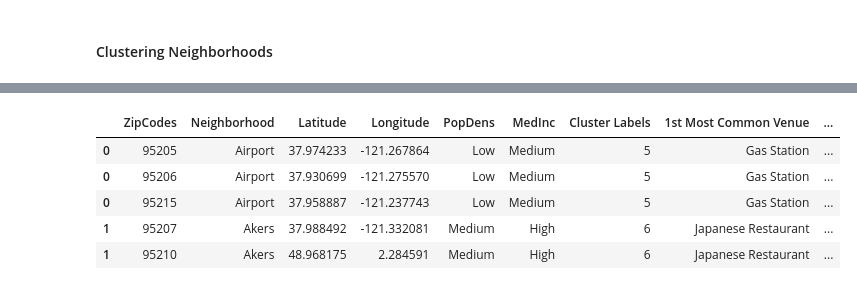
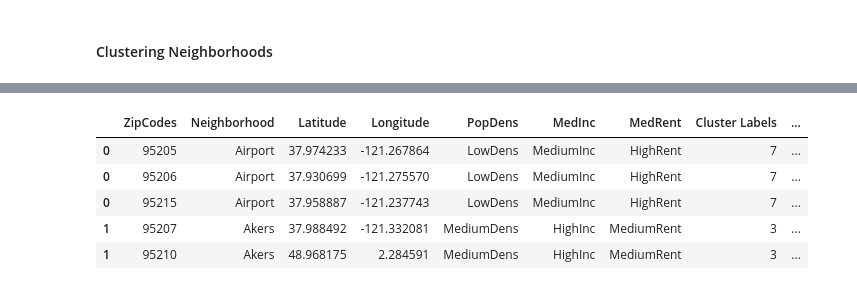
Before and after one commit to lansdell-hs/Coursera_Capstone, a Jupyter notebook: Data Science Capstone.ipynb, the cells around one changed output, grey strips where cells are left out. Saved outputs shown, nothing was run; the diff lists cells and outputs as text; code cells hidden in the pictures.

```diff
--- a/Data Science Capstone.ipynb
+++ b/Data Science Capstone.ipynb
@@ -319,13 +342,16 @@ city2_venues.groupby('Neighborhood').count()
 # %% [markdown]
 #### One Hot Encoding for Neighborhoods
 # %%
-#Function to one hot encode
+#Function to one hot encode Neighborhood Median Income	Neighborhood Population Density	Neighborhood Median Rent	Venue	Venue Latitude	Venue Longitude	Venue Category
 def onehot(df):
-    df_onehot=pd.get_dummies(df[['Venue Category']], prefix="", prefix_sep="")
+    df_onehot=pd.get_dummies(data=df, columns=['Neighborhood Median Income','Neighborhood Population Density','Neighborhood Median Rent', 'Venue Category'], prefix="", prefix_sep="")
 
-    df_onehot['Neighborhood']=df['Neighborhood']
+#     #df_onehot=pd.get_dummies(df[['Venue Category']], prefix="", prefix_sep="")
+#     df_onehot['Neighborhood']=df['Neighborhood']
+    df_onehot=df_onehot.drop(['Neighborhood Latitude', 'Neighborhood Longitude','Venue','Venue Latitude','Venue Longitude'], axis=1)
 
-    fixed_columns = [df_onehot.columns[-1]] + list(df_onehot.columns[:-1])
-    df_onehot = df_onehot[fixed_columns]
+
+#     fixed_columns = [df_onehot.columns[-1]] + list(df_onehot.columns[:-1])
+#     df_onehot = df_onehot[fixed_columns]
 
     return df_onehot
@@ -369,20 +415,20 @@ num_top_venues = 10
 
 indicators = ['st', 'nd', 'rd']
 
-# create columns according to number of top venues
+# create columns according to number of top attributes
 columns = ['Neighborhood']
 for ind in np.arange(num_top_venues):
     try:
-        columns.append('{}{} Most Common Venue'.format(ind+1, indicators[ind]))
+        columns.append('{}{} Most Common Attribute'.format(ind+1, indicators[ind]))
     except:
-        columns.append('{}th Most Common Venue'.format(ind+1))
+        columns.append('{}th Most Common Attribute'.format(ind+1))
 
 # create a new dataframe
-city1_venues_sorted = pd.DataFrame(columns=columns)
-city1_venues_sorted['Neighborhood'] = city1_grouped['Neighborhood']
+city1_venues_sorteddf = pd.DataFrame(columns=columns)
+city1_venues_sorteddf['Neighborhood'] = city1_grouped['Neighborhood']
 
 for ind in np.arange(city1_grouped.shape[0]):
-    city1_venues_sorted.iloc[ind, 1:] = return_most_common_venues(city1_grouped.iloc[ind, :], num_top_venues)
+    city1_venues_sorteddf.iloc[ind, 1:] = return_most_common_venues(city1_grouped.iloc[ind, :], num_top_venues)
 # %%
 city1_venues_sorted.head()
 # %%
@@ -390,18 +436,18 @@ num_top_venues = 10
 
 indicators = ['st', 'nd', 'rd']
 
-# create columns according to number of top venues
+# create columns according to number of top attributes
 columns = ['Neighborhood']
 for ind in np.arange(num_top_venues):
     try:
-        columns.append('{}{} Most Common Venue'.format(ind+1, indicators[ind]))
+        columns.append('{}{} Most Common Attribute'.format(ind+1, indicators[ind]))
     except:
-        columns.append('{}th Most Common Venue'.format(ind+1))
+        columns.append('{}th Most Common Attribute'.format(ind+1))
 
 # create a new dataframe
-city2_venues_sorted = pd.DataFrame(columns=columns)
-city2_venues_sorted['Neighborhood'] = city2_grouped['Neighborhood']
+city2_venues_sorteddf = pd.DataFrame(columns=columns)
+city2_venues_sorteddf['Neighborhood'] = city2_grouped['Neighborhood']
 
 for ind in np.arange(city2_grouped.shape[0]):
-    city2_venues_sorted.iloc[ind, 1:] = return_most_common_venues(city2_grouped.iloc[ind, :], num_top_venues)
+    city2_venues_sorteddf.iloc[ind, 1:] = return_most_common_venues(city2_grouped.iloc[ind, :], num_top_venues)
 # %%
@@ -425,5 +471,5 @@ array([ 0,  4, 11,  9, 11,  7,  3,  0,  2,  2,  2,  0, 10,  7, 10,  7,  0,
 # %%
-kclusters = 12
+kclusters = 8
 
 city2_grouped_clustering = city2_grouped.drop('Neighborhood', 1)
 
@@ -458,18 +503,18 @@ city1_merged.head() # check the last columns!
 # %%
-city2_venues_sorted.insert(0, 'Cluster Labels', kmeans2.labels_)
+city2_venues_sorteddf.insert(0, 'Cluster Labels', kmeans2.labels_)
 
 # # neighborhoods_venues_sorted
 city2_merged = dfcity2
 
 # # # # merge toronto_grouped with toronto_data to add latitude/longitude for each neighborhood
-city2_merged = city2_merged.join(city2_venues_sorted.set_index('Neighborhood'), how='right',on='Neighborhood')
+city2_merged = city2_merged.join(city2_venues_sorteddf.set_index('Neighborhood'), how='right',on='Neighborhood')
 
 city2_merged.head() # check the last columns!
 # %% [output]
-|  | ZipCodes | Neighborhood | Latitude | Longitude | PopDens | MedInc | Cluster Labels | 1st Most Common Venue | ... |
-| 0 | 95205 | Airport | 37.974233 | -121.267864 | Low | Medium | 5 | Gas Station | ... |
-| 0 | 95206 | Airport | 37.930699 | -121.275570 | Low | Medium | 5 | Gas Station | ... |
-| 0 | 95215 | Airport | 37.958887 | -121.237743 | Low | Medium | 5 | Gas Station | ... |
-| 1 | 95207 | Akers | 37.988492 | -121.332081 | Medium | High | 6 | Japanese Restaurant | ... |
-| 1 | 95210 | Akers | 48.968175 | 2.284591 | Medium | High | 6 | Japanese Restaurant | ... |
+|  | ZipCodes | Neighborhood | Latitude | Longitude | PopDens | MedInc | MedRent | Cluster Labels | ... |
+| 0 | 95205 | Airport | 37.974233 | -121.267864 | LowDens | MediumInc | HighRent | 7 | ... |
+| 0 | 95206 | Airport | 37.930699 | -121.275570 | LowDens | MediumInc | HighRent | 7 | ... |
+| 0 | 95215 | Airport | 37.958887 | -121.237743 | LowDens | MediumInc | HighRent | 7 | ... |
+| 1 | 95207 | Akers | 37.988492 | -121.332081 | MediumDens | HighInc | MediumRent | 3 | ... |
+| 1 | 95210 | Akers | 48.968175 | 2.284591 | MediumDens | HighInc | MediumRent | 3 | ... |
 # %%
```
Also changed, not shown: parts of 51 cells of this notebook.
